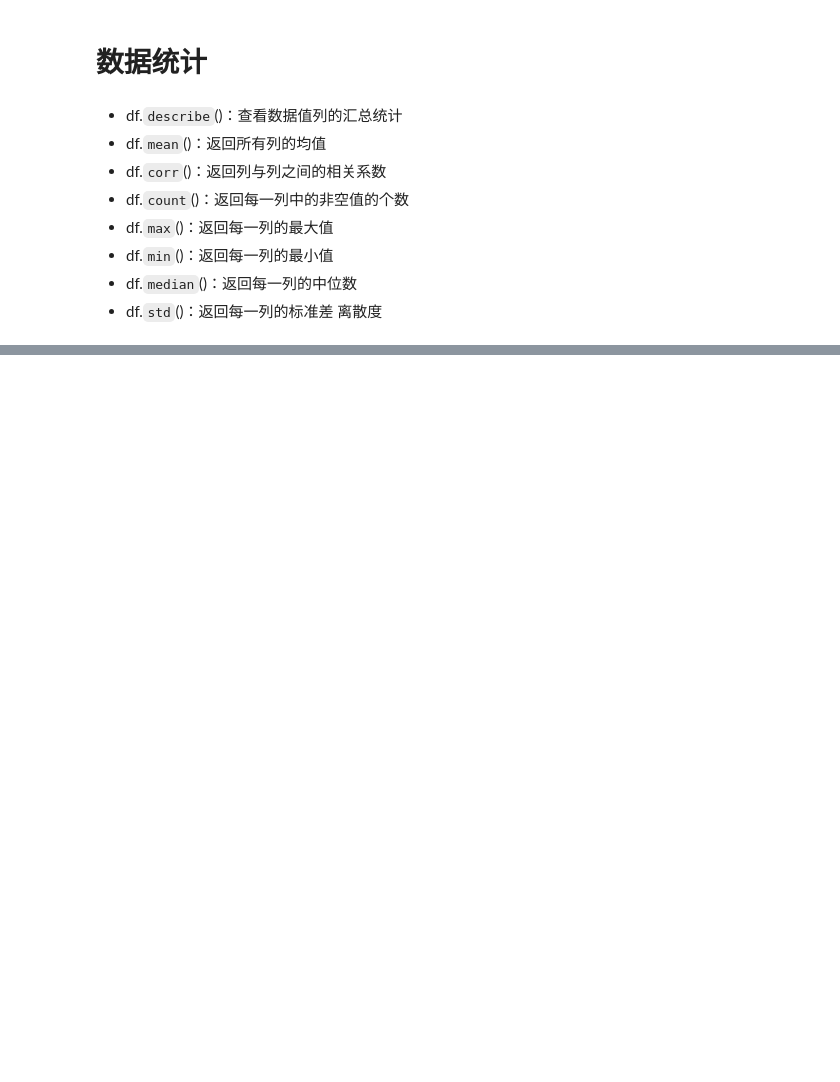
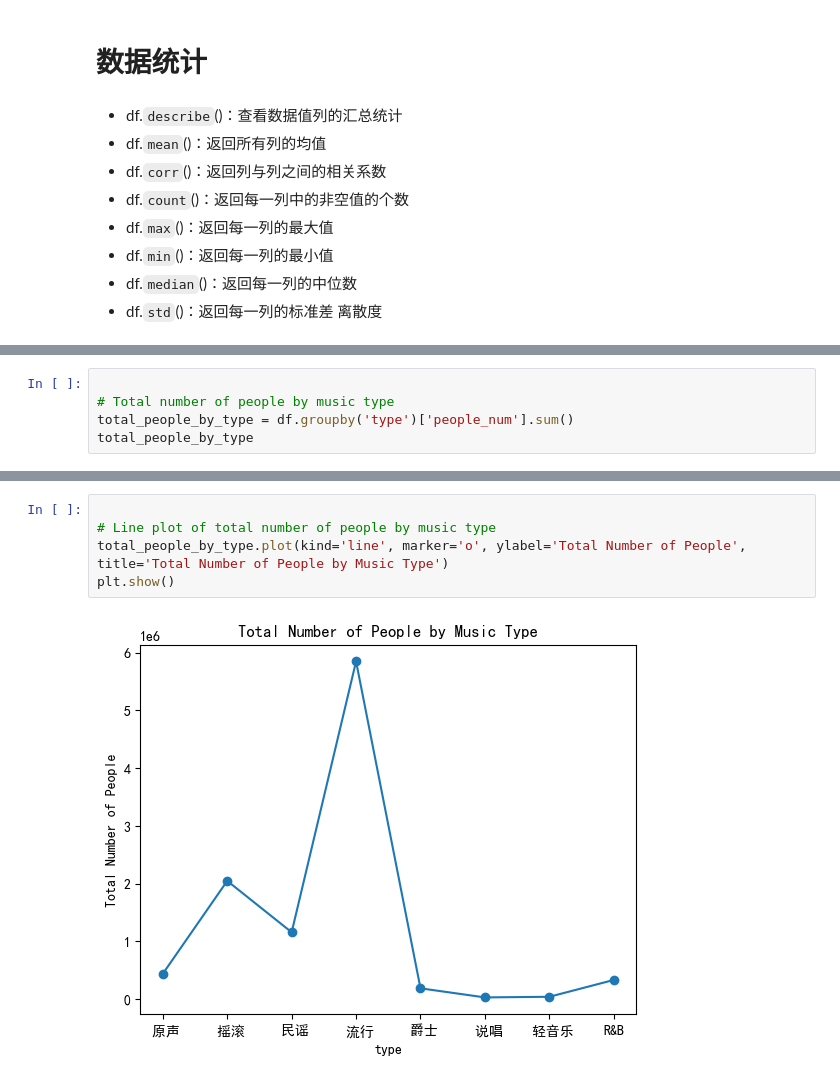
Before and after one commit to zhiliang-lin/css_note, a Jupyter notebook: py/pandas.ipynb, the cells around one changed output, grey strips where cells are left out. Cells and saved outputs as stored; diff of their text form; blank space fills up the shorter version.

```diff
--- a/py/pandas.ipynb
+++ b/py/pandas.ipynb
@@ -248,0 +559,5 @@ Out[3]:
+# %%
+
+# Total number of people by music type
+total_people_by_type = df.groupby('type')['people_num'].sum()
+total_people_by_type
@@ -248,0 +587,7 @@ Out[3]:
+# %%
+
+# Line plot of total number of people by music type
+total_people_by_type.plot(kind='line', marker='o', ylabel='Total Number of People', title='Total Number of People by Music Type')
+plt.show()
+# %% [output]
+[figure, added]
```
Also changed, not shown: parts of 59 cells of this notebook, 4 other files.
